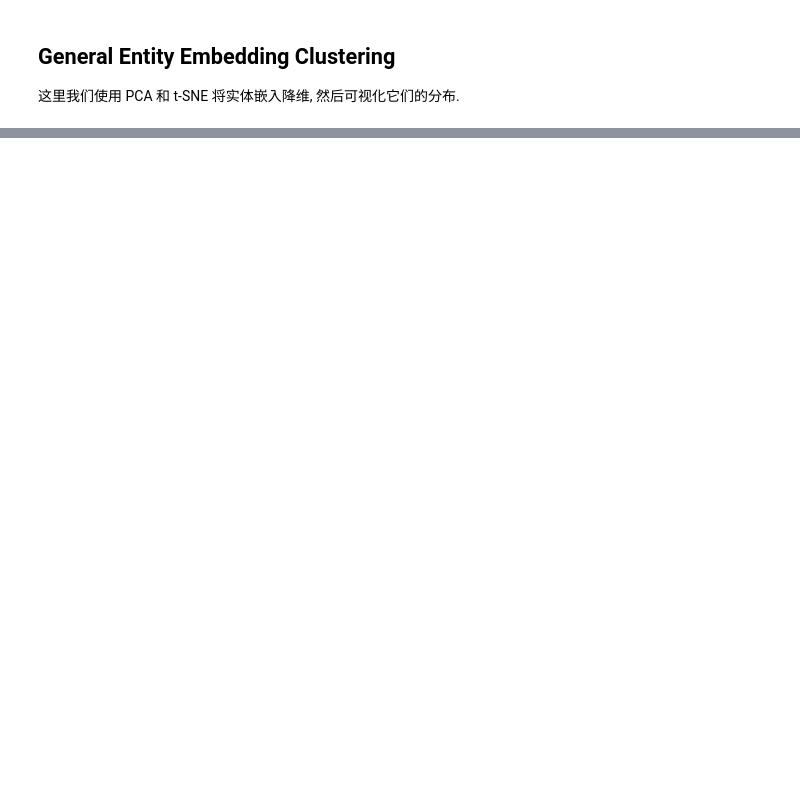
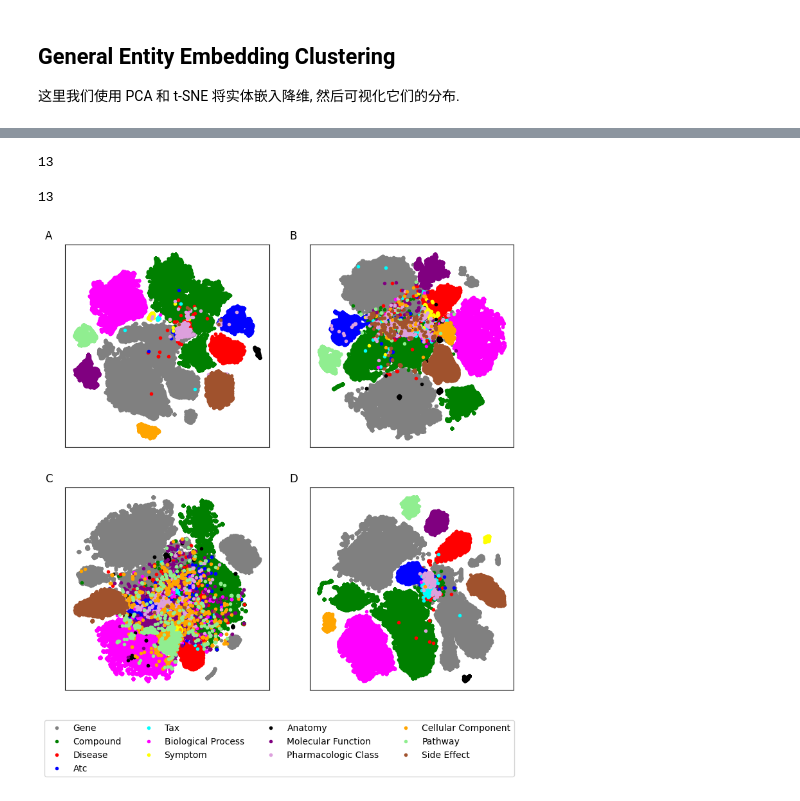
Before and after one commit to LuYF-Lemon-love/AD-KGE, a Jupyter notebook: code/02-analysis/02_entity_similarity_analysis.ipynb, the cells around one changed output, grey strips where cells are left out. Drawn from its saved outputs; the diff is of its cells as text; code cells hidden in the pictures; blank space fills up the shorter version.

```diff
--- a/code/02-analysis/02_entity_similarity_analysis.ipynb
+++ b/code/02-analysis/02_entity_similarity_analysis.ipynb
@@ -94,0 +122,80 @@ plt.savefig('./result/entity.svg', bbox_extra_artists=(lgd,), bbox_inches='tight
+# %%
+colors = [
+    'grey',
+    'green',
+    'red',
+    'blue',
+    'cyan',
+    'magenta',
+    'yellow',
+    'black',
+    'purple',
+    'plum',
+    'orange',
+    'lightgreen',
+    'sienna',
+]
+# %%
+len(colors)
+# %% [output]
+13
+# %%
+len(dataset_id.items())
+# %% [output]
+13
+# %%
+# 绘制，不画 treats
+plt.figure(figsize = (9, 9))
+
+# TransE_l1
+ax = plt.subplot(221)
+plt.title('A', loc = 'left', position = (-0.1, -0.1))
+i = 0
+for key, val in dataset_id.items():
+    val = np.asarray(val, dtype=int)
+    plt.plot(X_TransE_l1_embedded[0][val], X_TransE_l1_embedded[1][val], '.', label=key, color = colors[i])
+    i += 1
+
+plt.gca().get_xaxis().set_visible(False)
+plt.gca().get_yaxis().set_visible(False)
+
+# TransE_l2
+plt.subplot(222)
+plt.title('B', loc = 'left', position = (-0.1, -0.1))
+i = 0
+for key, val in dataset_id.items():
+    val = np.asarray(val, dtype=int)
+    plt.plot(X_TransE_l2_embedded[0][val], X_TransE_l2_embedded[1][val], '.', label=key, color = colors[i])
+    i += 1
+
+plt.gca().get_xaxis().set_visible(False)
+plt.gca().get_yaxis().set_visible(False)
+
+# ComplEx
+plt.subplot(223)
+plt.title('C', loc = 'left', position = (-0.1, -0.1))
+i = 0
+for key, val in dataset_id.items():
+    val = np.asarray(val, dtype=int)
+    plt.plot(X_ComplEx_embedded[0][val], X_ComplEx_embedded[1][val], '.', label=key, color = colors[i])
+    i += 1
+
+plt.gca().get_xaxis().set_visible(False)
+plt.gca().get_yaxis().set_visible(False)
+
+# RotatE
+plt.subplot(224)
+plt.title('D', loc = 'left', position = (-0.1, -0.1))
+i = 0
+for key, val in dataset_id.items():
+    val = np.asarray(val, dtype=int)
+    plt.plot(X_RotatE_embedded[0][val], X_RotatE_embedded[1][val], '.', label=key, color = colors[i])
+    i += 1
+
+plt.gca().get_xaxis().set_visible(False)
+plt.gca().get_yaxis().set_visible(False)
+lgd = plt.legend(loc = 'lower center', ncols = 4, bbox_to_anchor=(-0.15, -0.45))
+plt.savefig('./result/entity/entity_no_AD.svg', bbox_extra_artists=(lgd,), bbox_inches='tight', format='svg')
+plt.savefig('./result/entity/entity_no_AD.png', bbox_extra_artists=(lgd,), bbox_inches='tight', format='png')
+# %% [output]
+[figure, added]
```
Also changed, not shown: parts of 11 cells of this notebook, 9 other files.
